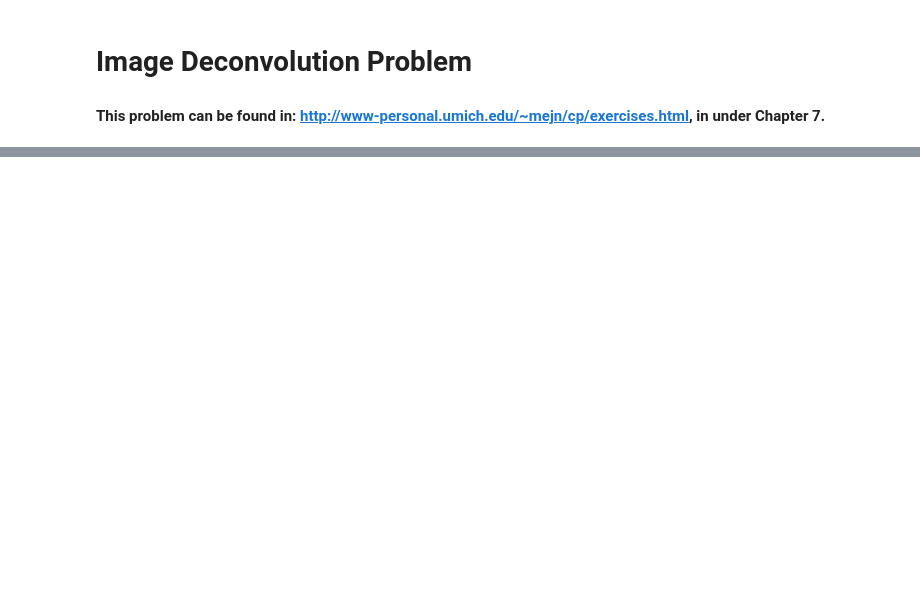
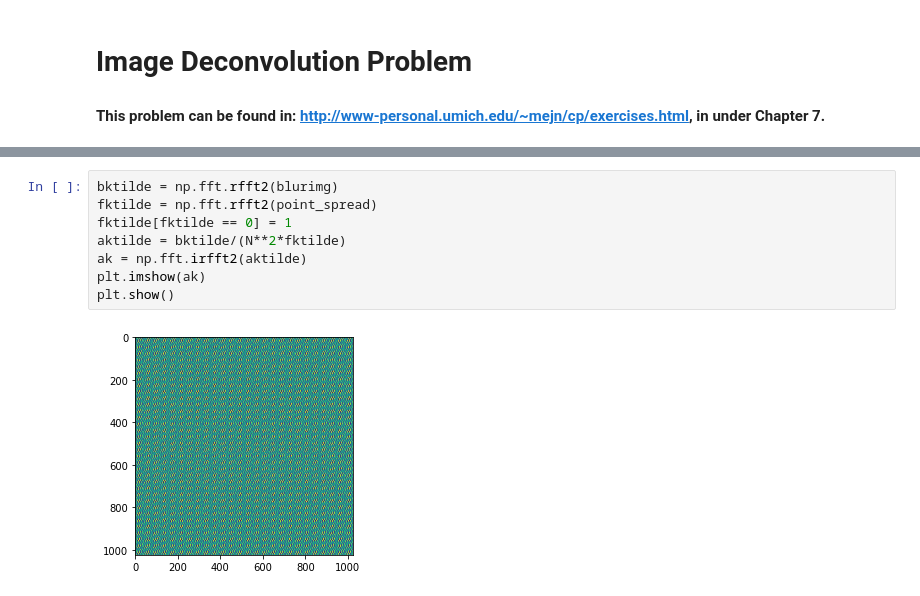
Before and after one commit to kaashmonee/image-deconvolution, a Jupyter notebook: decon.ipynb, the cells around one changed output, grey strips where cells are left out. Cells and saved outputs as stored; diff of their text form; blank space fills up the shorter version.

```diff
--- a/decon.ipynb
+++ b/decon.ipynb
@@ -32,0 +57,10 @@ Done
+# %%
+bktilde = np.fft.rfft2(blurimg)
+fktilde = np.fft.rfft2(point_spread)
+fktilde[fktilde == 0] = 1
+aktilde = bktilde/(N**2*fktilde)
+ak = np.fft.irfft2(aktilde)
+plt.imshow(ak)
+plt.show()
+# %% [output]
+[figure, added]
```
Also changed, not shown: parts of 4 cells of this notebook.
